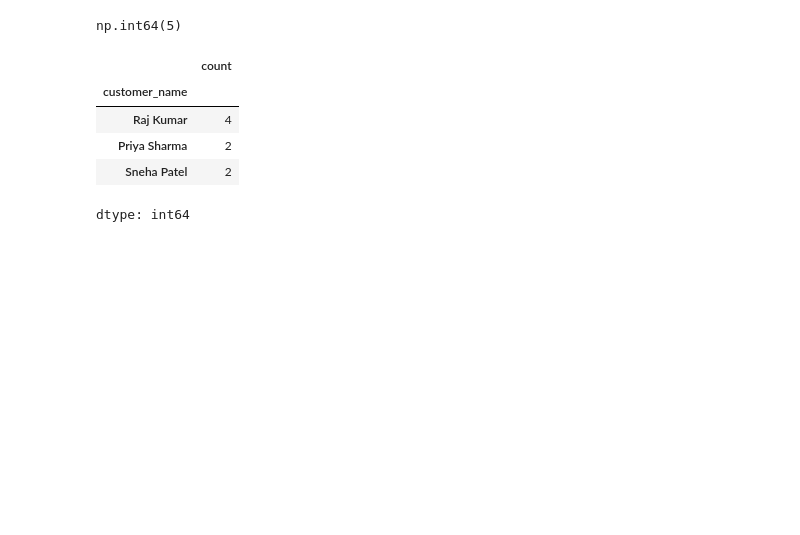
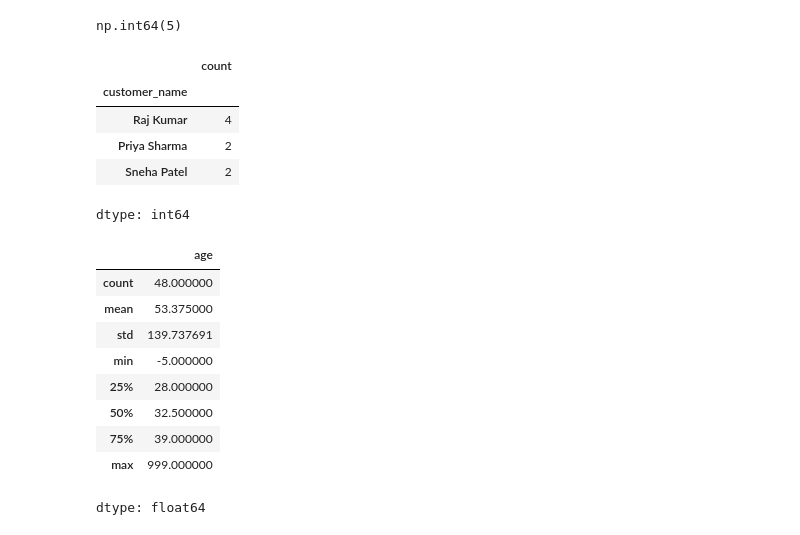
Before and after one commit to SandhuruT/Data_Science_01, a Jupyter notebook: Data_Science_04.ipynb, the cells around one changed output. Cells and saved outputs as stored; diff of their text form; code cells hidden in the pictures; blank space fills up the shorter version.

```diff
--- a/Data_Science_04.ipynb
+++ b/Data_Science_04.ipynb
@@ -138,3 +138,16 @@ messy_dt[messy_dt.duplicated(subset = columns,keep=False)].value_counts("custome
 | Priya Sharma | 2 |
 | Sneha Patel | 2 |
 dtype: int64
+# %%
+messy_dt["age"].describe()
+# %% [output]
+|  | age |
+| count | 48.000000 |
+| mean | 53.375000 |
+| std | 139.737691 |
+| min | -5.000000 |
+| 25% | 28.000000 |
+| 50% | 32.500000 |
+| 75% | 39.000000 |
+| max | 999.000000 |
+dtype: float64
```
Also changed, not shown: parts of 3 cells of this notebook.
